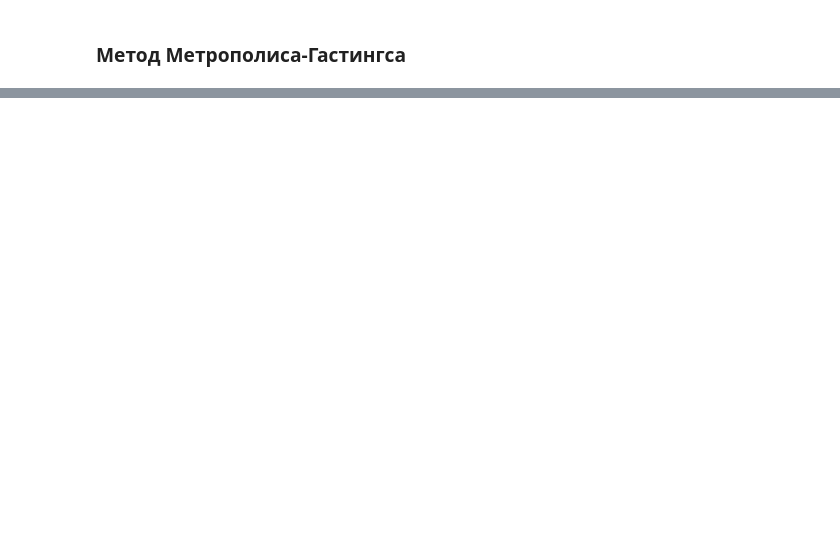
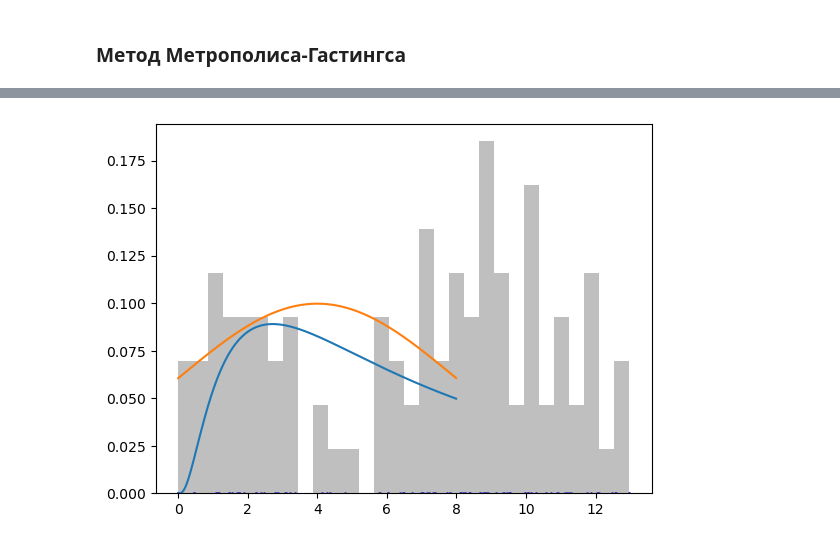
Before and after one commit to tainella/MAI, a Jupyter notebook: magistracy/AI/labs/lab6.ipynb, the cells around one changed output, grey strips where cells are left out. Saved outputs shown, nothing was run; the diff lists cells and outputs as text; code cells hidden in the pictures; blank space fills up the shorter version.

```diff
--- a/magistracy/AI/labs/lab6.ipynb
+++ b/magistracy/AI/labs/lab6.ipynb
@@ -111,0 +134,32 @@ TypeError: '<=' not supported between instances of 'int' and 'function'
+# %%
+def Metropolis_Hastings(func, start: np.ndarray, count: int):
+
+    x=[start]
+
+    while len(x) < count:
+
+        x_prev = x[-1]
+        x_next = np.random.normal(x_prev)
+
+        ratio = func(x_next) / func(x_prev)
+
+        if np.random.rand() < ratio:
+            x.append(x_next)
+        else:
+            x.append(x_prev)
+
+    return x
+# %%
+sampled_points = Metropolis_Hastings(log_norm, 0.001, 100)
+# %%
+x = np.arange(0.001, 8, 0.01)
+y = np.array([log_norm(xx, 1, 2) for xx in x])
+y_norm = np.array([norm_distribution(xx, 4, 4) for xx in x])
+plt.plot(x, y)
+plt.plot(x, y_norm) #оранжевым
+
+plt.scatter(sampled_points, np.zeros_like(sampled_points), s=1,color = "blue")
+plt.hist(sampled_points, 30, density=True, color="grey", alpha = 0.5)
+plt.show()
+# %% [output]
+[figure, added]
```
Also changed, not shown: parts of 10 cells of this notebook.
